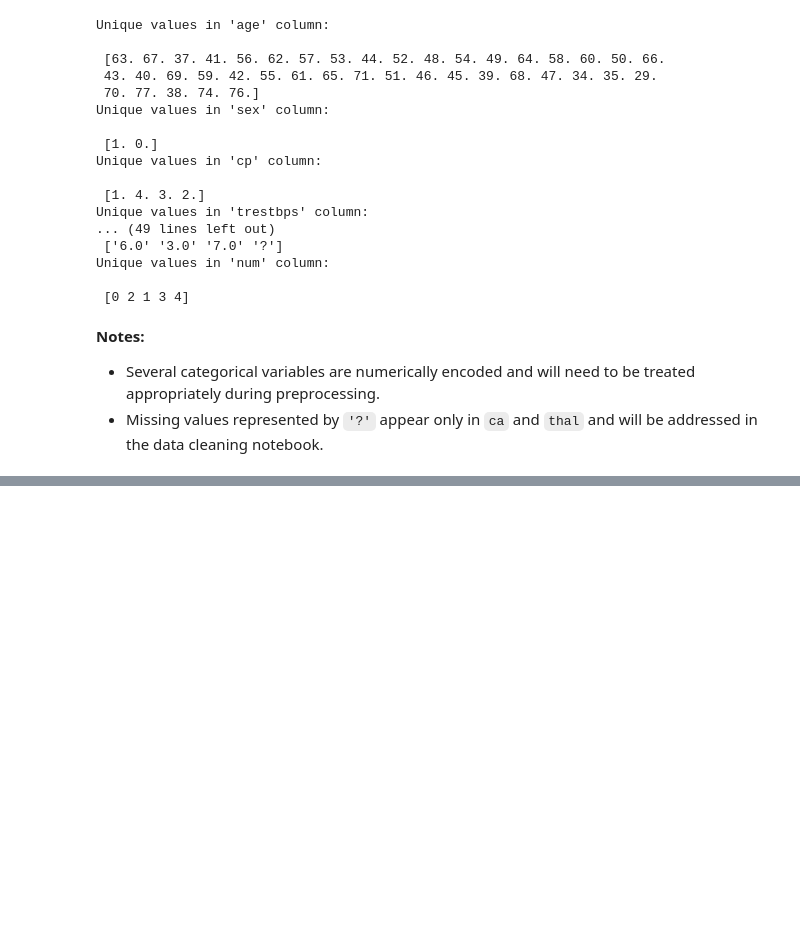
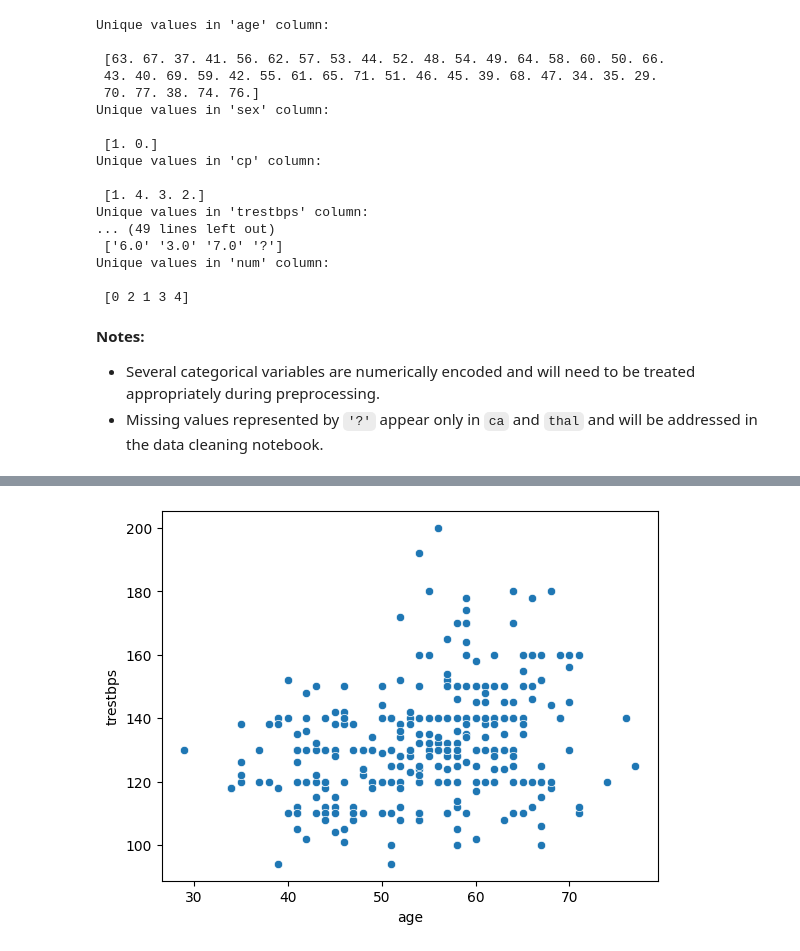
Before and after one commit to AakarshPatel/pytorch-heart-disease, a Jupyter notebook: 01_data_exploration.ipynb, the cells around one changed output, grey strips where cells are left out. Cells and saved outputs as stored; diff of their text form; code cells hidden in the pictures; blank space fills up the shorter version.

```diff
--- a/01_data_exploration.ipynb
+++ b/01_data_exploration.ipynb
@@ -197,0 +236,5 @@ Unique values in 'num' column:
+# %%
+sns.scatterplot(x=data['age'], y=data['trestbps'])
+plt.show()
+# %% [output]
+[figure, added]
```
Also changed, not shown: parts of 18 cells of this notebook.
